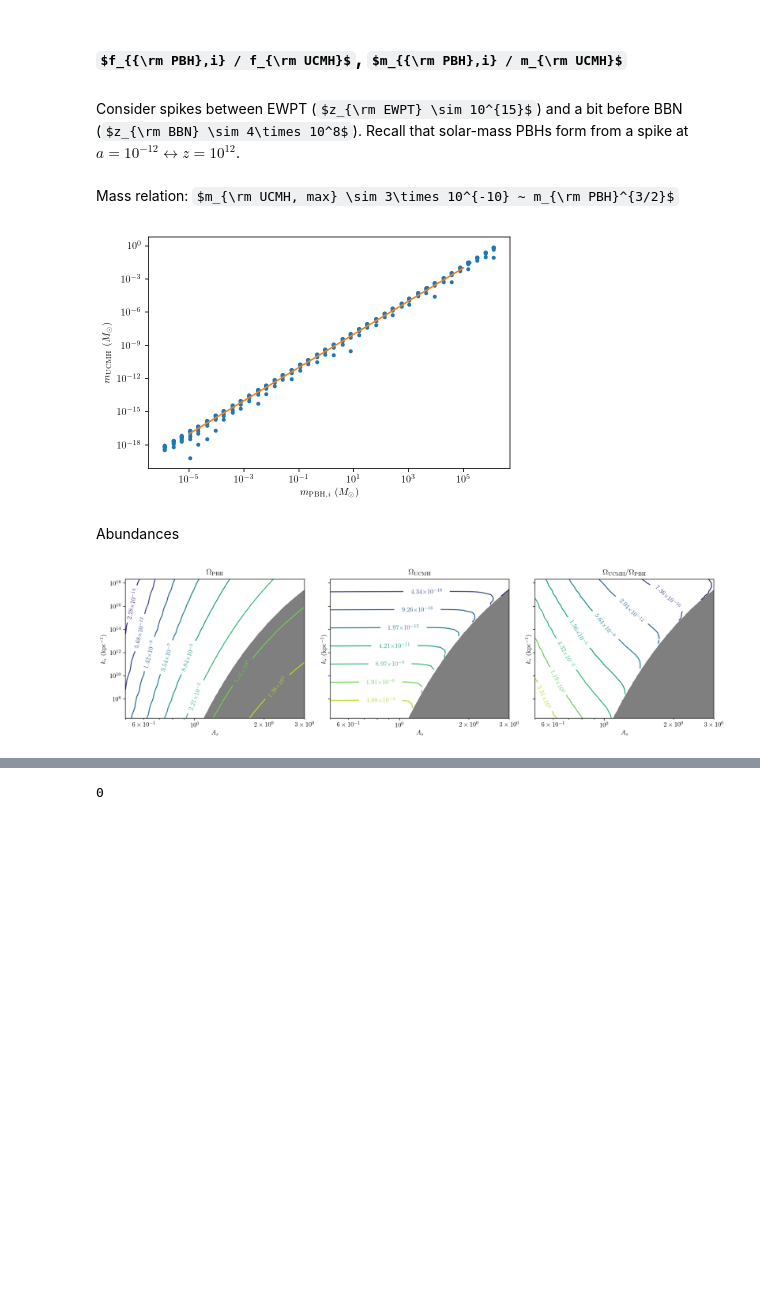
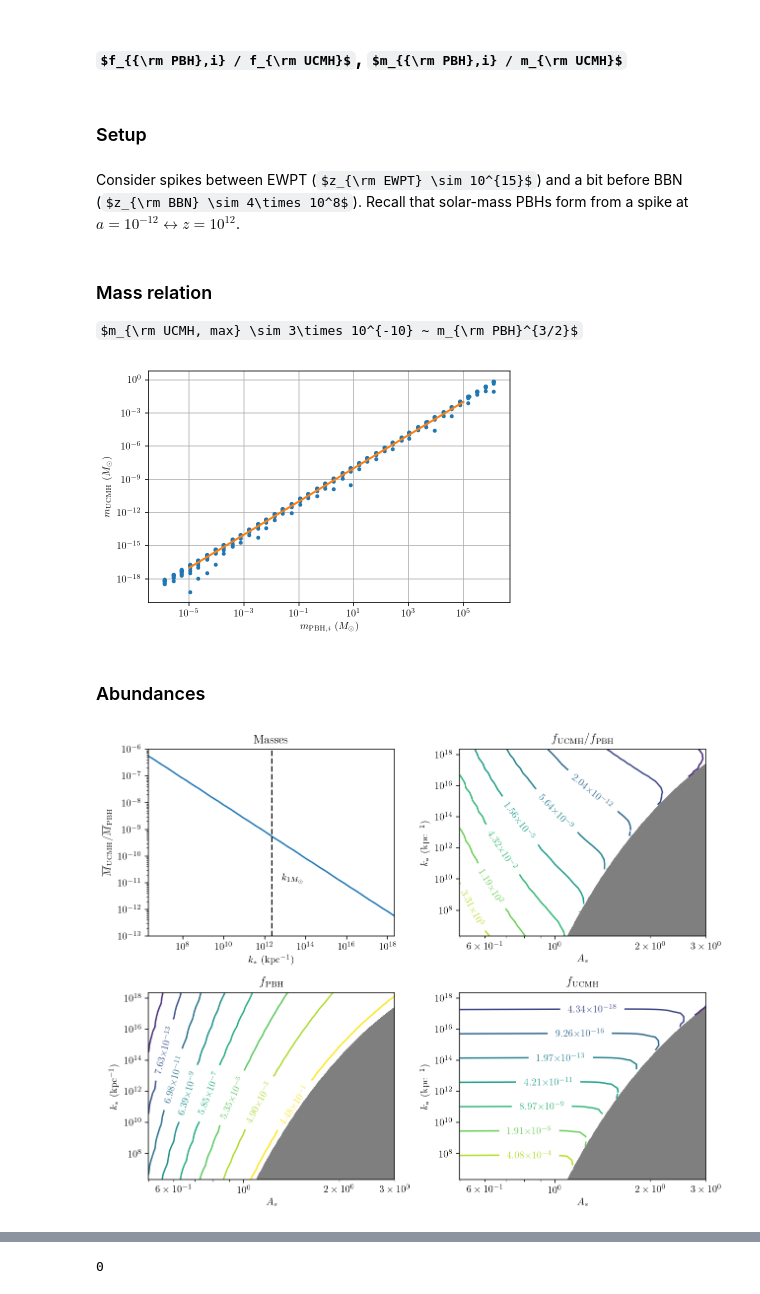
Before and after one commit to bradkav/pyverse, a Jupyter notebook: pbh_ucmh_connection_12_dec_2018.ipynb, the cells around one changed output, grey strips where cells are left out. Drawn from its saved outputs; the diff is of its cells as text; code cells hidden in the pictures; some formulas as TeX source; blank space fills up the shorter version.

```diff
--- a/pbh_ucmh_connection_12_dec_2018.ipynb
+++ b/pbh_ucmh_connection_12_dec_2018.ipynb
@@ -115,12 +119,16 @@ Text(0, 0.5, '$\\frac{df}{dm}$ ($M_\\odot^{-1}$)')
 # %% [markdown]
 ## $f_{{\rm PBH},i} / f_{\rm UCMH}$, $m_{{\rm PBH},i} / m_{\rm UCMH}$
+# %% [markdown]
+### Setup
 # %% [markdown]
 Consider spikes between EWPT ($z_{\rm EWPT} \sim 10^{15}$) and a bit before BBN ($z_{\rm BBN} \sim 4\times 10^8$). Recall that solar-mass PBHs form from a spike at $a = 10^{-12} \leftrightarrow z = 10^{12}$.
 # %%
 a_spikes = np.logspace(-15, -9, 40)
 kss = 1 / r_hor_phys(a_spikes)
 Ass = np.logspace(np.log10(0.5), np.log10(3), 40)
+
 As_mg, ks_mg = np.meshgrid(Ass, kss)
+_, a_spikes_mg = np.meshgrid(Ass, a_spikes)
 
 a_is = np.logspace(-16, -8, 500)
 # %%
@@ -160,42 +168,64 @@ np.savetxt("data/f_ucmhs.csv", f_ucmhs)
 np.savetxt("data/m_pbh_means.csv", m_pbh_means)
 np.savetxt("data/m_ucmh_means.csv", m_ucmh_means)
 # %% [markdown]
-Mass relation: $m_{\rm UCMH, max} \sim 3\times 10^{-10} ~ m_{\rm PBH}^{3/2}$
+### Mass relation
+$m_{\rm UCMH, max} \sim 3\times 10^{-10} ~ m_{\rm PBH}^{3/2}$
 # %%
 plt.plot(m_pbh_means.flatten(), m_ucmh_means.flatten(), '.')
-plt.plot([1e-5, 1e5], [1e-17, 1e-2])
+plt.plot([1e-5, 1e5], [1e-17, 1e-2], linewidth=2)
 
 plt.xscale("log")
 plt.yscale("log")
 plt.xlabel(r"$m_{{\rm PBH}, i}$ ($M_\odot$)")
 plt.ylabel(r"$m_{\rm UCMH}$ ($M_\odot$)")
+plt.grid()
 
 plt.tight_layout()
-# plt.savefig("../figures/m_pbh_vs_m_ucmh.pdf")
+plt.savefig("../figures/m_pbh_vs_m_ucmh.pdf")
 # %% [output]
-[figure, old version]
+[figure, new version]
-# %% [markdown]
-Abundances
+# %% [markdown]
+### Abundances
 # %%
-fig, axs = plt.subplots(1, 3, sharex=True, sharey=True, figsize=(14, 4))
+fig, axs = plt.subplots(2, 2, figsize=(9, 7))
 
-for ax in axs:
+ax = axs[0, 0]
+ax.loglog(kss[::-1], m_ucmh_means[::-1, 0] / m_pbh_means[::-1, 0])
+# k corresponding to M_sun PBHs
+ax.axvline(1 / r_hor_phys(1e-12), color='k', linestyle='--')
+ax.text(7e12, 1e-11, r"$k_{1 M_\odot}$")
+ax.set_title("Masses")
+ax.set_xlabel(r"$k_*$ (kpc$^{-1}$)")
+ax.set_ylabel(r"$\overline{M}_{\rm UCMH} / \overline{M}_{\rm PBH}$")
+ax.set_xscale("log")
+ax.set_yscale("log")
+ax.set_xlim(kss[[-1, 0]])
+ax.set_ylim(1e-13, 1e-6)
+
+# for ax in axs.flatten()[1:]:
+for i, j in [[0, 1], [1, 0], [1, 1]]:
+    ax = axs[i, j]
     ax.set_xlabel(r"$A_s$")
     ax.set_ylabel(r"$k_*$ (kpc$^{-1}$)")
     ax.set_xscale("log")
     ax.set_yscale("log")
     ax.contourf(As_mg, ks_mg, f_pbhs, levels=[1., 1e99], colors=['k'], alpha=0.5)
     ax.contourf(As_mg, ks_mg, f_ucmhs, levels=[1., 1e99], colors=['k'], alpha=0.2)
 
-for ax, f, title in zip(axs, [f_pbhs, f_ucmhs], ["PBH", "UCMH"]):
-    sci_contours(As_mg, ks_mg, f, ax)
-    ax.set_title(r"$\Omega_{\rm " + title + r"}$")
+ax = axs[0, 1]
+ax.set_title(r"$f_{\rm UCMH} / f_{\rm PBH}$")
+sci_contours(As_mg, ks_mg, f_ucmhs / f_pbhs, ax)
 
-ax = axs[2]
-ax.set_title(r"$\Omega_{\rm UCMH} / \Omega_{\rm PBH}$")
-sci_contours(As_mg, ks_mg, f_ucmhs / f_pbhs, ax)
+ax = axs[1, 0]
+ax.set_title(r"$f_{\rm PBH}$")
+sci_contours(As_mg, ks_mg, f_pbhs, ax,
+             levels=[l for l in log_levels(f_pbhs, 12) if l < 1])
+
+ax = axs[1, 1]
+ax.set_title(r"$f_{\rm UCMH}$")
+sci_contours(As_mg, ks_mg, f_ucmhs, ax)
 
 fig.tight_layout()
 fig.savefig("../figures/abundances.pdf")
 # %% [output]
-[figure, old version]
+[figure, new version]
```
Also changed, not shown: parts of 9 cells of this notebook, 2 other files.
